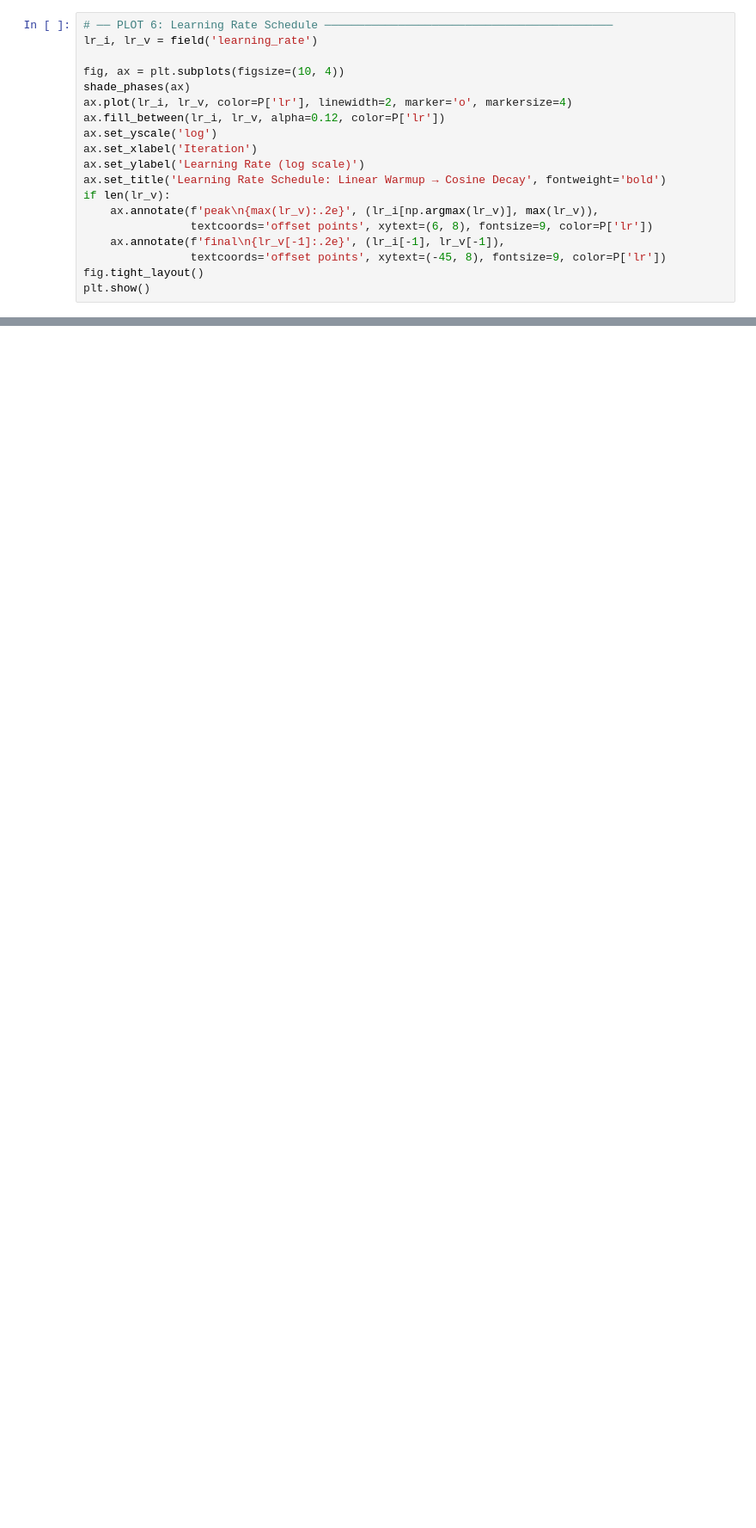
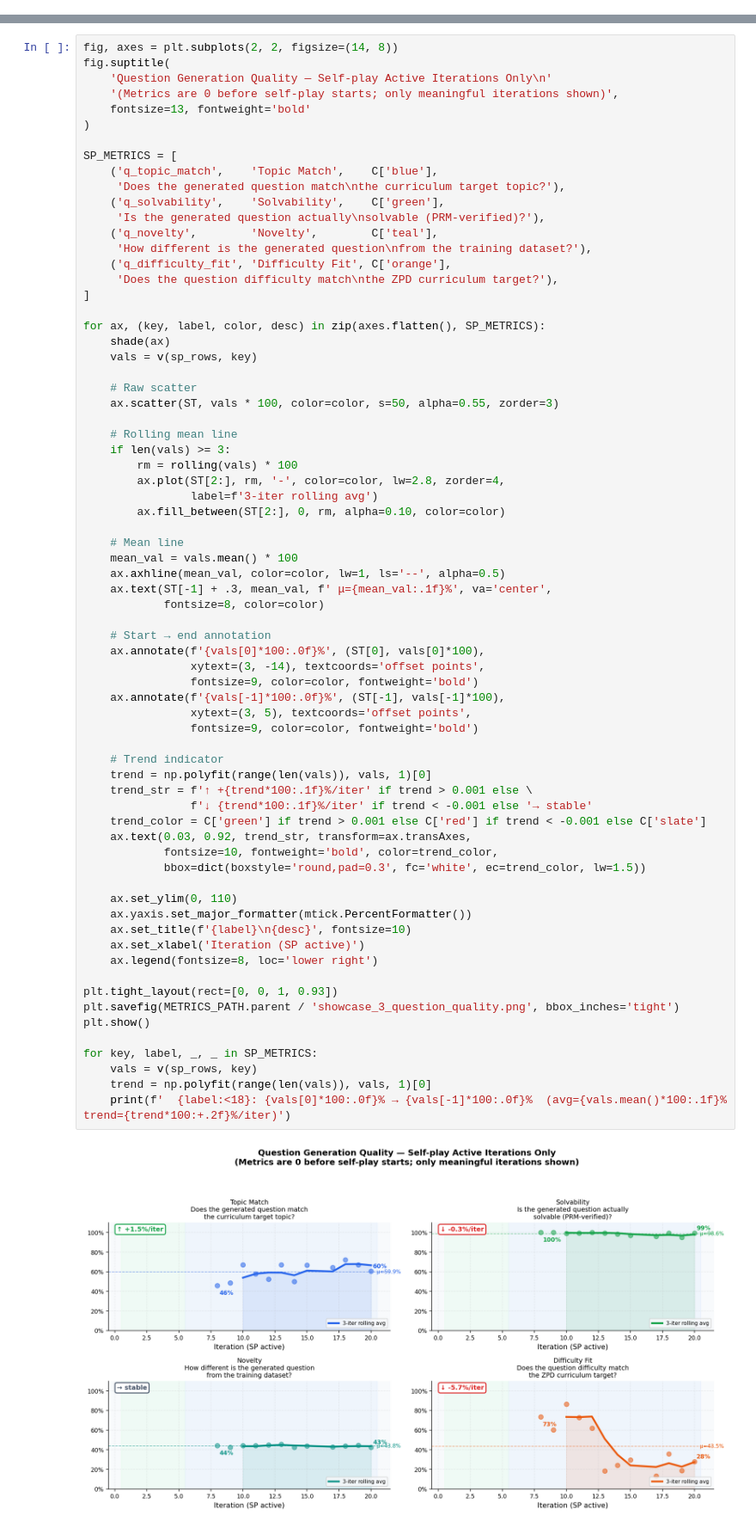
Before and after one commit to Prem01-cyber/finetune_qwen, a Jupyter notebook: visualize_run.ipynb, the cells around one changed output, grey strips where cells are left out. Shown at 86% size. Cells and saved outputs as stored; diff of their text form; blank space fills up the shorter version.

```diff
--- a/visualize_run.ipynb
+++ b/visualize_run.ipynb
@@ -268,19 +0,0 @@ plt.show()
-# %%
-# ── PLOT 6: Learning Rate Schedule ───────────────────────────────────────────
-lr_i, lr_v = field('learning_rate')
-
-fig, ax = plt.subplots(figsize=(10, 4))
-shade_phases(ax)
-ax.plot(lr_i, lr_v, color=P['lr'], linewidth=2, marker='o', markersize=4)
-ax.fill_between(lr_i, lr_v, alpha=0.12, color=P['lr'])
-ax.set_yscale('log')
-ax.set_xlabel('Iteration')
-ax.set_ylabel('Learning Rate (log scale)')
-ax.set_title('Learning Rate Schedule: Linear Warmup → Cosine Decay', fontweight='bold')
-if len(lr_v):
-    ax.annotate(f'peak\n{max(lr_v):.2e}', (lr_i[np.argmax(lr_v)], max(lr_v)),
-                textcoords='offset points', xytext=(6, 8), fontsize=9, color=P['lr'])
-    ax.annotate(f'final\n{lr_v[-1]:.2e}', (lr_i[-1], lr_v[-1]),
-                textcoords='offset points', xytext=(-45, 8), fontsize=9, color=P['lr'])
-fig.tight_layout()
-plt.show()
@@ -539,0 +326,72 @@ display(HTML(html))
+# %%
+fig, axes = plt.subplots(2, 2, figsize=(14, 8))
+fig.suptitle(
+    'Question Generation Quality — Self-play Active Iterations Only\n'
+    '(Metrics are 0 before self-play starts; only meaningful iterations shown)',
+    fontsize=13, fontweight='bold'
+)
+
+SP_METRICS = [
+    ('q_topic_match',    'Topic Match',    C['blue'],
+     'Does the generated question match\nthe curriculum target topic?'),
+    ('q_solvability',    'Solvability',    C['green'],
+     'Is the generated question actually\nsolvable (PRM-verified)?'),
+    ('q_novelty',        'Novelty',        C['teal'],
+     'How different is the generated question\nfrom the training dataset?'),
+    ('q_difficulty_fit', 'Difficulty Fit', C['orange'],
+     'Does the question difficulty match\nthe ZPD curriculum target?'),
+]
+
+for ax, (key, label, color, desc) in zip(axes.flatten(), SP_METRICS):
+    shade(ax)
+    vals = v(sp_rows, key)
+
+    # Raw scatter
+    ax.scatter(ST, vals * 100, color=color, s=50, alpha=0.55, zorder=3)
+
+    # Rolling mean line
+    if len(vals) >= 3:
+        rm = rolling(vals) * 100
+        ax.plot(ST[2:], rm, '-', color=color, lw=2.8, zorder=4,
+                label=f'3-iter rolling avg')
+        ax.fill_between(ST[2:], 0, rm, alpha=0.10, color=color)
+
+    # Mean line
+    mean_val = vals.mean() * 100
+    ax.axhline(mean_val, color=color, lw=1, ls='--', alpha=0.5)
+    ax.text(ST[-1] + .3, mean_val, f' μ={mean_val:.1f}%', va='center',
+            fontsize=8, color=color)
+
+    # Start → end annotation
+    ax.annotate(f'{vals[0]*100:.0f}%', (ST[0], vals[0]*100),
+                xytext=(3, -14), textcoords='offset points',
+                fontsize=9, color=color, fontweight='bold')
+    ax.annotate(f'{vals[-1]*100:.0f}%', (ST[-1], vals[-1]*100),
+                xytext=(3, 5), textcoords='offset points',
+                fontsize=9, color=color, fontweight='bold')
+
+    # Trend indicator
+    trend = np.polyfit(range(len(vals)), vals, 1)[0]
+    trend_str = f'↑ +{trend*100:.1f}%/iter' if trend > 0.001 else \
+                f'↓ {trend*100:.1f}%/iter' if trend < -0.001 else '→ stable'
+    trend_color = C['green'] if trend > 0.001 else C['red'] if trend < -0.001 else C['slate']
+    ax.text(0.03, 0.92, trend_str, transform=ax.transAxes,
+            fontsize=10, fontweight='bold', color=trend_color,
+            bbox=dict(boxstyle='round,pad=0.3', fc='white', ec=trend_color, lw=1.5))
+
+    ax.set_ylim(0, 110)
+    ax.yaxis.set_major_formatter(mtick.PercentFormatter())
+    ax.set_title(f'{label}\n{desc}', fontsize=10)
+    ax.set_xlabel('Iteration (SP active)')
+    ax.legend(fontsize=8, loc='lower right')
+
+plt.tight_layout(rect=[0, 0, 1, 0.93])
+plt.savefig(METRICS_PATH.parent / 'showcase_3_question_quality.png', bbox_inches='tight')
+plt.show()
+
+for key, label, _, _ in SP_METRICS:
+    vals = v(sp_rows, key)
+    trend = np.polyfit(range(len(vals)), vals, 1)[0]
+    print(f'  {label:<18}: {vals[0]*100:.0f}% → {vals[-1]*100:.0f}%  (avg={vals.mean()*100:.1f}%  trend={trend*100:+.2f}%/iter)')
+# %% [output]
+[figure, added]
```
Also changed, not shown: parts of 25 cells of this notebook, 5 other files.
